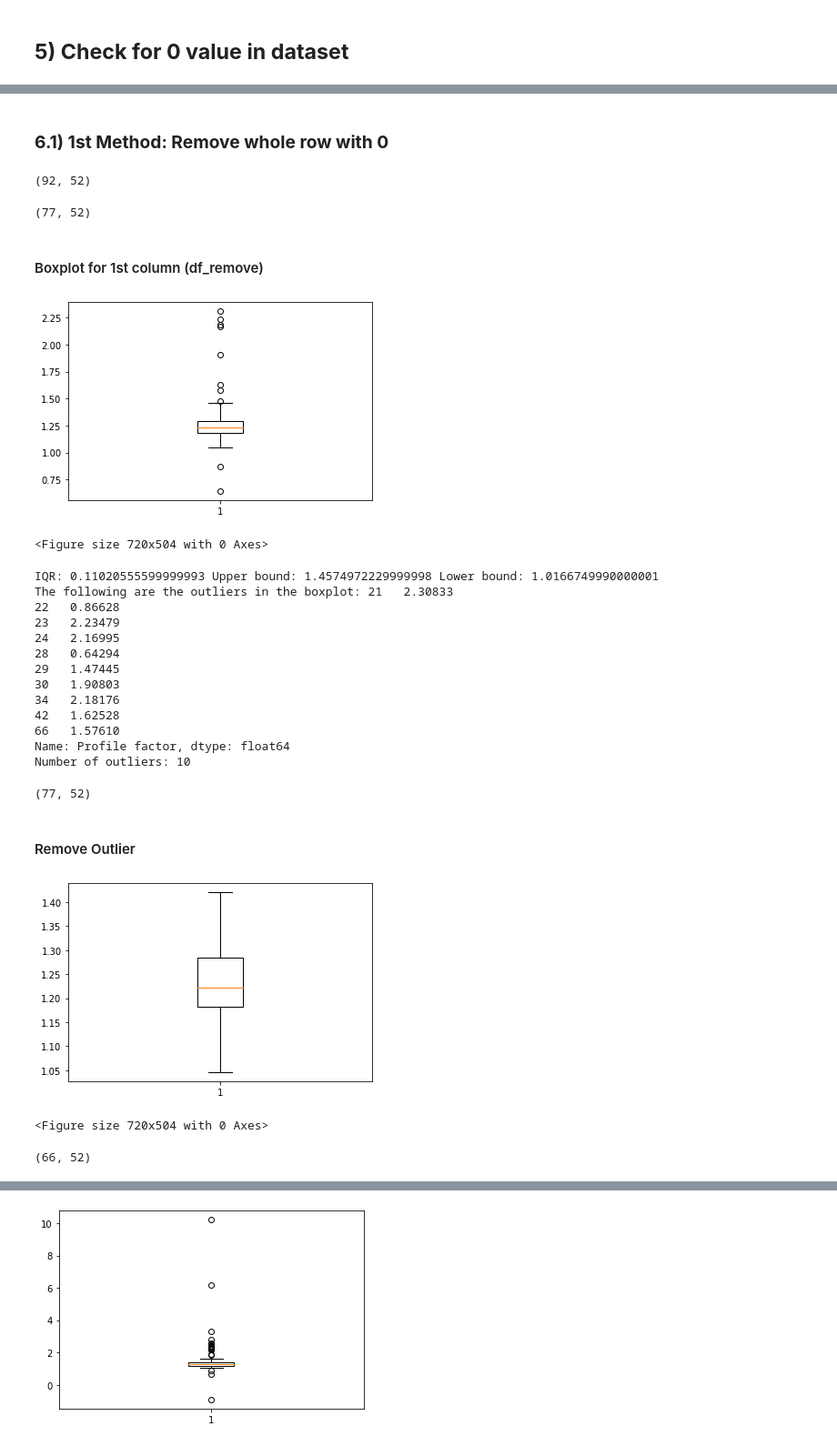
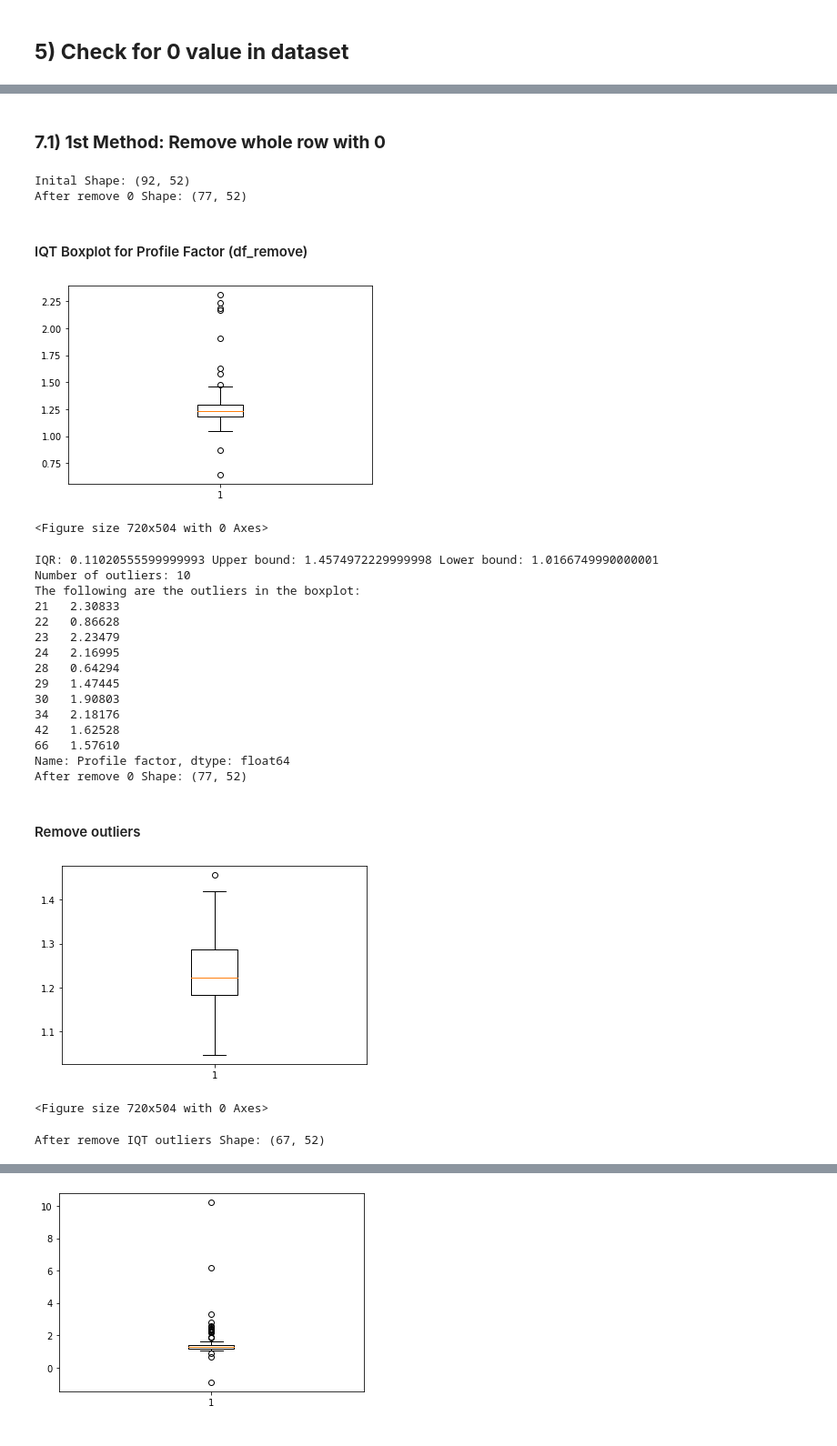
Before and after one commit to goldslime123/csc3005-DA, a Jupyter notebook: MeterB.ipynb, the cells around one changed output, grey strips where cells are left out. Shown at 91% size. Saved outputs shown, nothing was run; the diff lists cells and outputs as text; code cells hidden in the pictures.

```diff
--- a/MeterB.ipynb
+++ b/MeterB.ipynb
@@ -248,19 +158,18 @@ Steps:
 - Remove outlier with Zscore
     - The further away an observation’s Z-score is from zero, the more unusual it is. A standard cut-off value for finding outliers are Z-scores of +/-3 or further from zero.
 # %% [markdown]
-### __6.1) 1st Method: Remove whole row with 0__
+### __7.1) 1st Method: Remove whole row with 0__
 # %%
-print(df_meterB.shape)
+print('Inital Shape: '+str(df_meterB.shape))
 df_remove_meterB = df_meterB.replace(0, np.nan)
 df_remove_meterB = df_remove_meterB.dropna(how='any', axis=0) # axis = 0(row), = 1(columns)
 df_remove_meterB = df_remove_meterB.replace(np.nan, 0)
-
-df_remove_meterB.shape
+print('After remove 0 Shape: '+str(df_remove_meterB.shape))
 # %% [output]
-(92, 52)
+Inital Shape: (92, 52)
+After remove 0 Shape: (77, 52)
-(77, 52)
 # %% [markdown]
-#### Boxplot for 1st column (df_remove)
+#### IQT Boxplot for Profile Factor (df_remove)
 # %%
 val_1 = df_remove_meterB['Profile factor']
 plt.boxplot(val_1)
@@ -282,17 +191,18 @@ upper_bound = q3+(1.5*iqr)
 lower_bound = q1-(1.5*iqr)
 print('IQR:',iqr, 'Upper bound:',upper_bound, 'Lower bound:',lower_bound)
 
+
 outliers = val_1[(val_1 <= lower_bound) | (val_1 >= upper_bound)]
-print('The following are the outliers in the boxplot: {}'.format(outliers))
 print("Number of outliers: "+ str(len(outliers)))
-
-
-df_remove_meterB.shape
+print('The following are the outliers in the boxplot: \n{}'.format(outliers))
+print('After remove 0 Shape: '+str(df_remove_meterB.shape))
 # %% [output]
 [figure]
 <Figure size 720x504 with 0 Axes>
 IQR: 0.11020555599999993 Upper bound: 1.4574972229999998 Lower bound: 1.0166749990000001
-The following are the outliers in the boxplot: 21   2.30833
+Number of outliers: 10
+The following are the outliers in the boxplot:
+21   2.30833
 22   0.86628
 23   2.23479
 24   2.16995
@@ -303,21 +213,21 @@ The following are the outliers in the boxplot: 21   2.30833
 42   1.62528
 66   1.57610
 Name: Profile factor, dtype: float64
-Number of outliers: 10
+After remove 0 Shape: (77, 52)
-(77, 52)
 # %% [markdown]
-#### Remove Outlier
+#### Remove outliers
 # %%
-df_remove_meterB.drop(df_remove_meterB.index[[21,22,23,24,25,28,29,30,34,42,66]],inplace=True)
+df_remove_meterB.drop(df_remove_meterB.index[[21,22,23,24,28,29,30,34,42,66]],inplace=True)
 
 val_1 = df_remove_meterB['Profile factor']
 plt.boxplot(val_1)
 fig = plt.figure(figsize =(10, 7))
 plt.show()
 
-df_remove_meterB.shape
+
+print('After remove IQT outliers Shape: '+str(df_remove_meterB.shape))
 # %% [output]
-[figure, old version]
+[figure, new version]
 <Figure size 720x504 with 0 Axes>
-(66, 52)
+After remove IQT outliers Shape: (67, 52)
 # %% [markdown]
```
Also changed, not shown: parts of 123 cells of this notebook.
